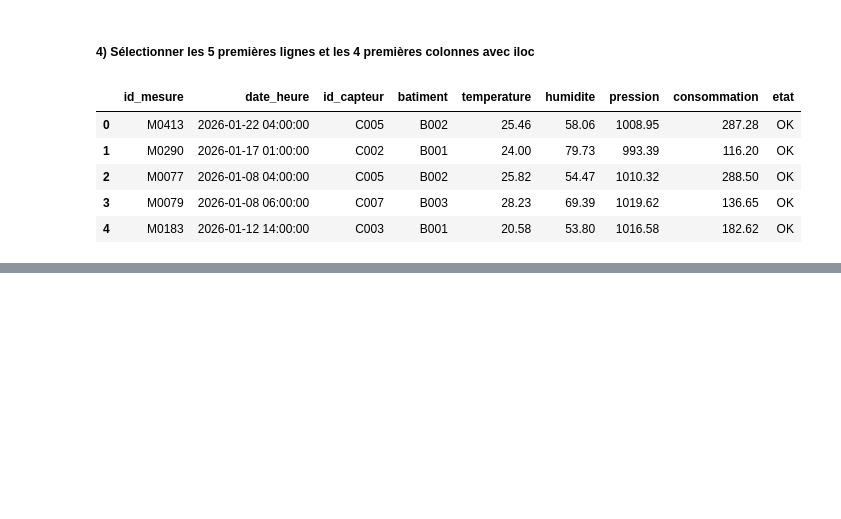
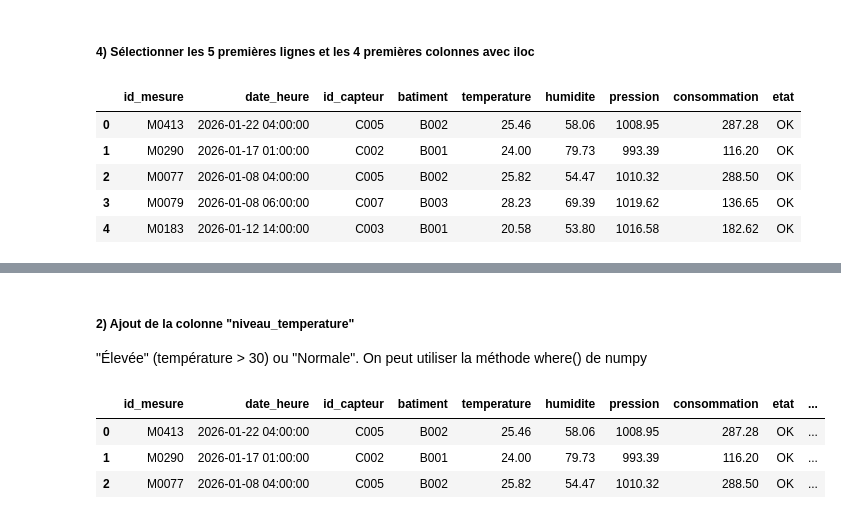
Before and after one commit to cheikhahmedtidiane/atelier_pandas_iot, a Jupyter notebook: notebooks/atelier_pandas_iot.ipynb, the cells around one changed output, grey strips where cells are left out. Drawn from its saved outputs; the diff is of its cells as text; code cells hidden in the pictures; blank space fills up the shorter version.

```diff
--- a/notebooks/atelier_pandas_iot.ipynb
+++ b/notebooks/atelier_pandas_iot.ipynb
@@ -271,0 +285,13 @@ df.iloc[:5]
+# %% [markdown]
+##### 2) Ajout de la colonne "niveau_temperature"
+"Élevée" (température > 30) ou "Normale". On peut utiliser la méthode where() de numpy
+# %%
+import numpy as np
+
+df['niveau_temperature'] = np.where(df['temperature'] > 30, 'Élevée', 'Normale')
+df.head(3)
+# %% [output]
+|  | id_mesure | date_heure | id_capteur | batiment | temperature | humidite | pression | consommation | etat | ... |
+| 0 | M0413 | 2026-01-22 04:00:00 | C005 | B002 | 25.46 | 58.06 | 1008.95 | 287.28 | OK | ... |
+| 1 | M0290 | 2026-01-17 01:00:00 | C002 | B001 | 24.00 | 79.73 | 993.39 | 116.20 | OK | ... |
+| 2 | M0077 | 2026-01-08 04:00:00 | C005 | B002 | 25.82 | 54.47 | 1010.32 | 288.50 | OK | ... |
```
Also changed, not shown: parts of 7 cells of this notebook.
